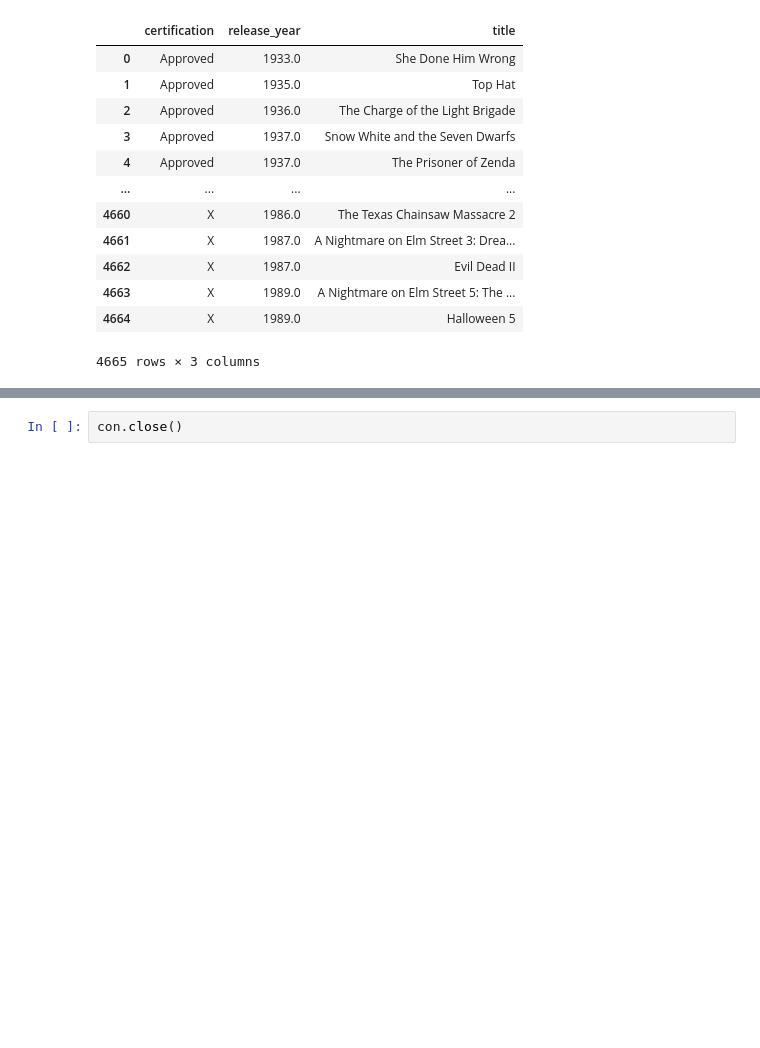
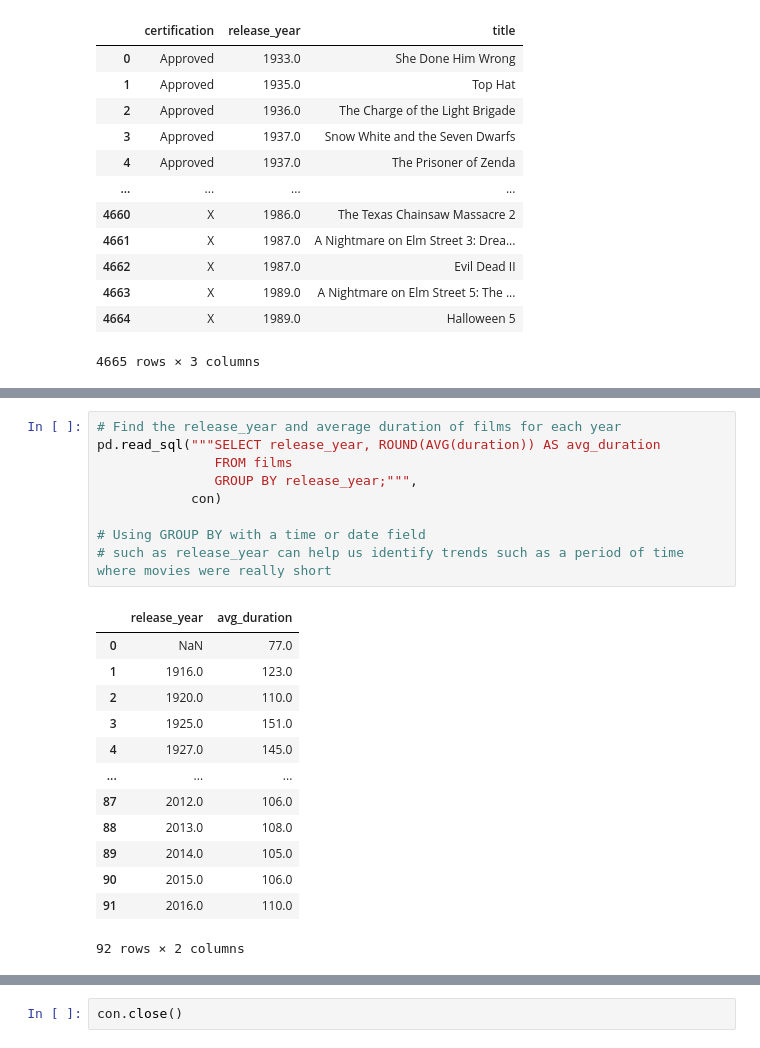
Before and after one commit to Cooleekova/data_engineering, a Jupyter notebook: SQL/SQL_basics.ipynb, the cells around one changed output, grey strips where cells are left out. Drawn from its saved outputs; the diff is of its cells as text; blank space fills up the shorter version.

```diff
--- a/SQL/SQL_basics.ipynb
+++ b/SQL/SQL_basics.ipynb
@@ -560,0 +583,23 @@ pd.read_sql("""SELECT certification, release_year, title
+# %%
+# Find the release_year and average duration of films for each year
+pd.read_sql("""SELECT release_year, ROUND(AVG(duration)) AS avg_duration
+               FROM films
+               GROUP BY release_year;""",
+            con)
+
+# Using GROUP BY with a time or date field
+# such as release_year can help us identify trends such as a period of time where movies were really short
+# %% [output]
+|  | release_year | avg_duration |
+| 0 | NaN | 77.0 |
+| 1 | 1916.0 | 123.0 |
+| 2 | 1920.0 | 110.0 |
+| 3 | 1925.0 | 151.0 |
+| 4 | 1927.0 | 145.0 |
+| ... | ... | ... |
+| 87 | 2012.0 | 106.0 |
+| 88 | 2013.0 | 108.0 |
+| 89 | 2014.0 | 105.0 |
+| 90 | 2015.0 | 106.0 |
+| 91 | 2016.0 | 110.0 |
+92 rows × 2 columns
```
Also changed, not shown: parts of 4 cells of this notebook.
